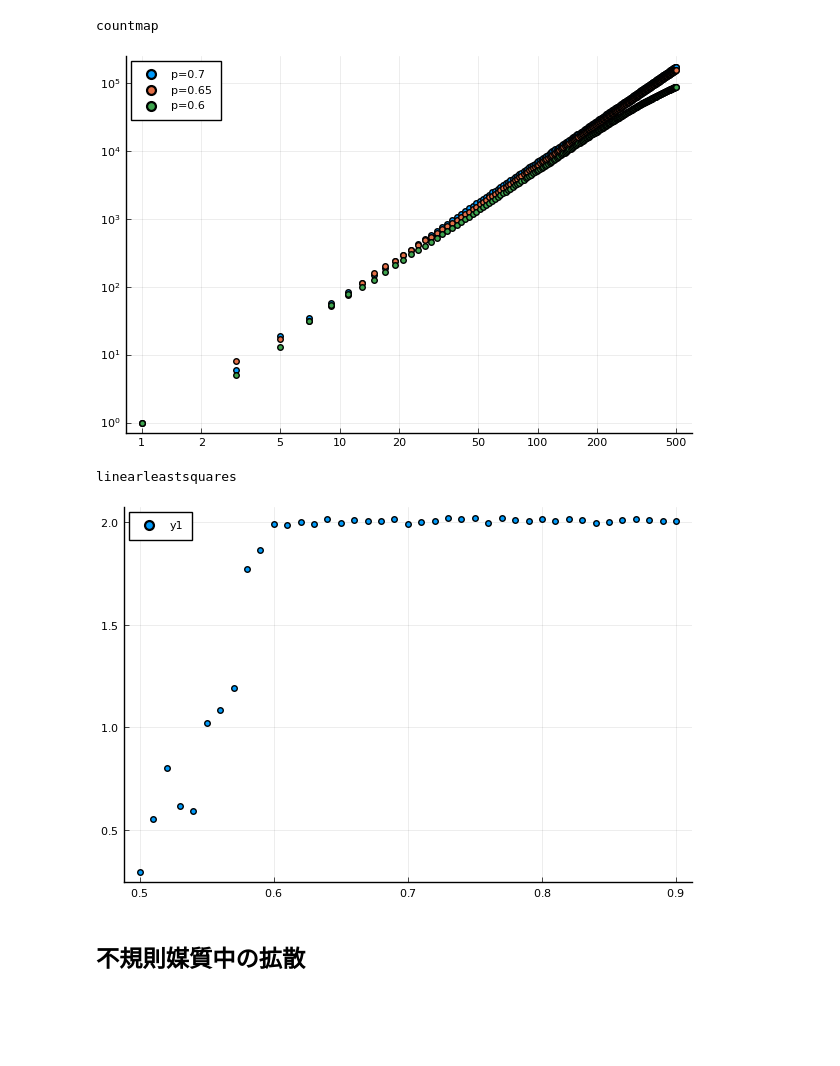
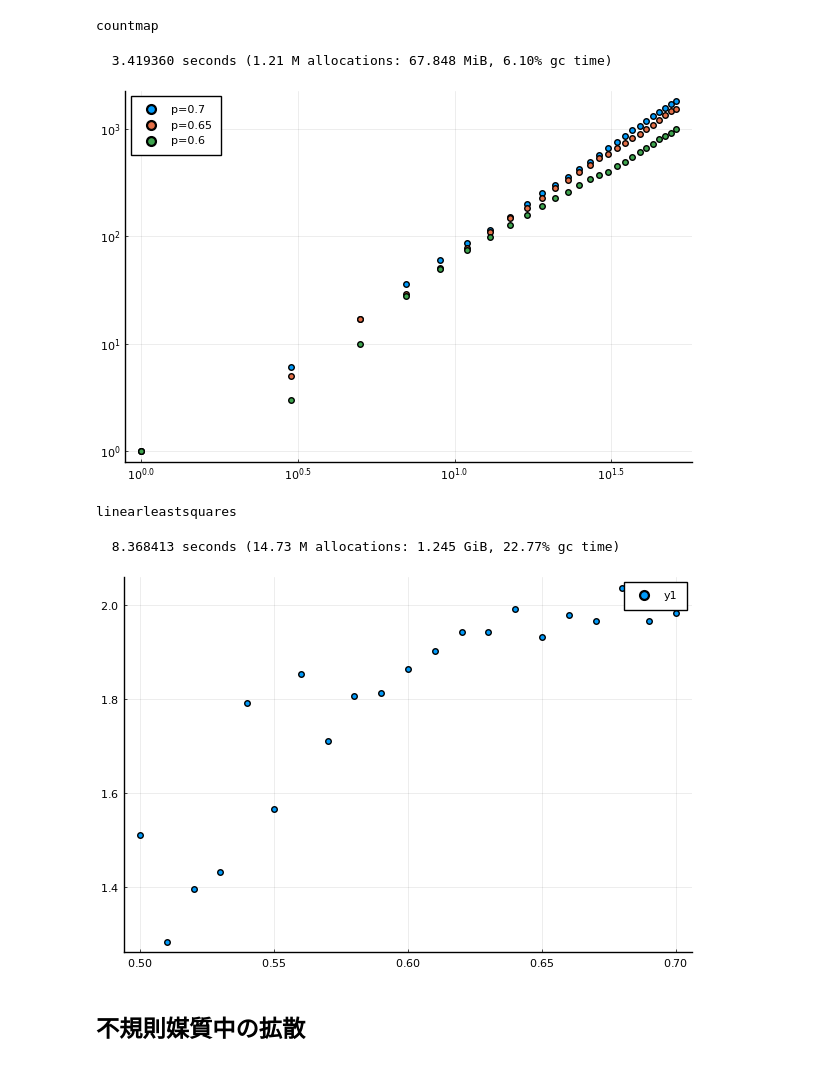
Before and after one commit to HitoshiWako/percolation, a Jupyter notebook: percolation.ipynb, the cells around one changed output. Drawn from its saved outputs; the diff is of its cells as text; code cells hidden in the pictures; blank space fills up the shorter version.

```diff
--- a/percolation.ipynb
+++ b/percolation.ipynb
@@ -55,11 +47,11 @@ binomialmap
     dataで示されるマップに対応して，colorで示される色で表示する
     yflipがtrueの場合は上下を反転して表示する
 """
-function blockmap(data::Array{Int,2}; color::Array{Symbol}, yflip::Bool = true,
-                  title::String = "", titlelocation::String = "center")
-    heatmap(data, color = color, yflip = yflip,
-            framestyle = :grid, showaxis = false, bg = :black, colorbar = :none, aspectratio = 1,
-            title = title, titlelocation  = titlelocation)
+function blockmap(data::Array{Int,2}; kwargs...)
+    heatmap(data,
+            framestyle = :grid, showaxis = false, bg = :black,
+            colorbar = :none, aspectratio = 1, yflip = true;
+            kwargs...)
 end
 # %% [output]
 blockmap
@@ -239,17 +244,20 @@ end
 # %% [output]
 countmap
 # %%
-plot(xscale=:log10, yscale=:log10,xtick=((1,2,5,10,20,50,100,200,500),(1,2,5,10,20,50,100,200,500)))
-for p in [0.70, 0.65,0.60]
-    data = binomialmap(p, 501)
+@time begin
+plot(xscale=:log10, yscale=:log10)
+for p in [0.7,0.65,0.6]
+    data = binomialmap(p, 51)
     data = findpath(data)
     ms = countmap(data)
     ls = 1:2:size(data,1)
     plot!(ls, ms, seriestype=:scatter, label="p=$(p)")
 end
 plot!()
+end
 # %% [output]
+  3.419360 seconds (1.21 M allocations: 67.848 MiB, 6.10% gc time)
-[figure, old version]
+[figure, new version]
 # %%
 """
     linearleastsquares(x,y)
@@ -264,12 +272,13 @@ end
 # %% [output]
 linearleastsquares
 # %%
-ps = 0.5:0.01:0.9
+@time begin
+ps = 0.5:0.01:0.7
 as = []
 for p in ps
     amax=0
     for i =1:10
-        data = binomialmap(p,301)
+        data = binomialmap(p,51)
         data =findpath(data)
         ms = countmap(data)
         ls = 1:2:size(data,1)
@@ -281,8 +290,10 @@ for p in ps
     push!(as,amax)
 end
 plot(ps,as, seriestype = :scatter)
+end
 # %% [output]
+  8.368413 seconds (14.73 M allocations: 1.245 GiB, 22.77% gc time)
-[figure, old version]
+[figure, new version]
 # %% [markdown]
 ## 不規則媒質中の拡散
 # %%
```
Also changed, not shown: parts of 7 cells of this notebook.
